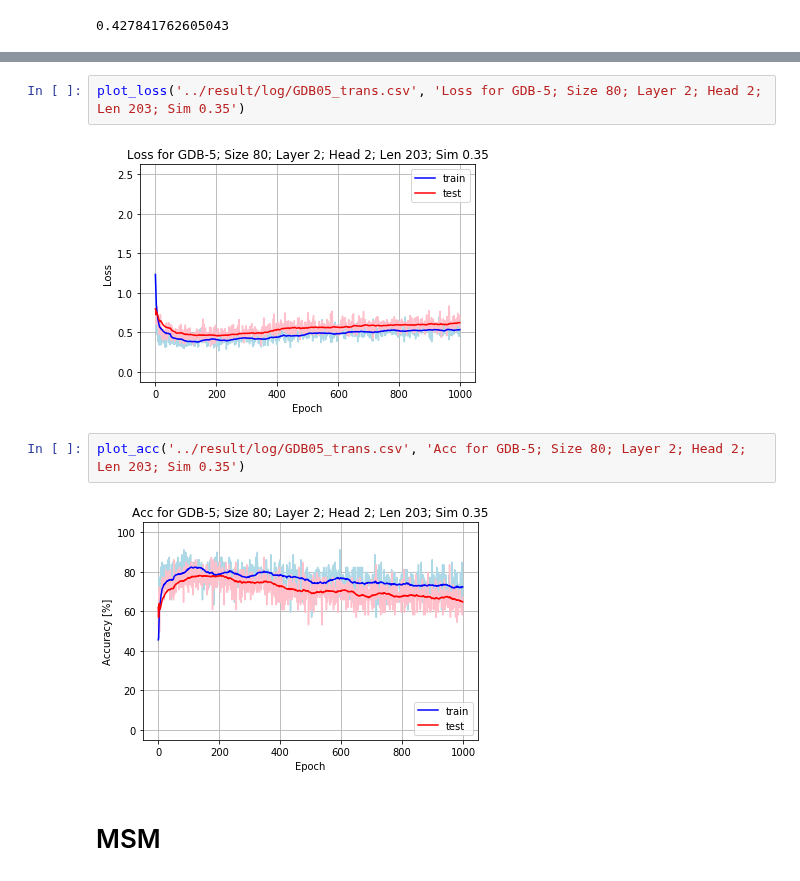
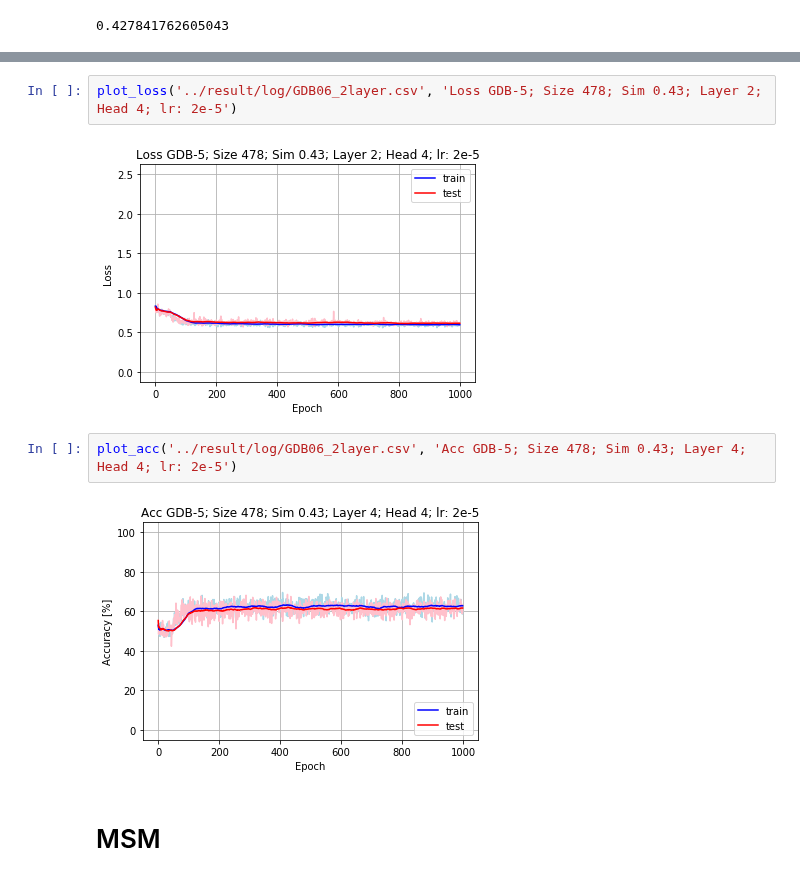
Before and after one commit to DSPsleeporg/smiles-transformer, a Jupyter notebook: smiles_transformer/Untitled.ipynb, the cells around one changed output, grey strips where cells are left out. Saved outputs shown, nothing was run; the diff lists cells and outputs as text.

```diff
--- a/smiles_transformer/Untitled.ipynb
+++ b/smiles_transformer/Untitled.ipynb
@@ -73,11 +81,11 @@ plot_acc('../result/log/GDB05.csv', 'Acc GDB-5; Size 80; Sim 0.35; Layer 4; Head
 # %%
-plot_loss('../result/log/GDB05_trans.csv', 'Loss for GDB-5; Size 80; Layer 2; Head 2; Len 203; Sim 0.35')
+plot_loss('../result/log/GDB06_2layer.csv', 'Loss GDB-5; Size 478; Sim 0.43; Layer 2; Head 4; lr: 2e-5')
 # %% [output]
-[figure, old version]
+[figure, new version]
 # %%
-plot_acc('../result/log/GDB05_trans.csv', 'Acc for GDB-5; Size 80; Layer 2; Head 2; Len 203; Sim 0.35')
+plot_acc('../result/log/GDB06_2layer.csv', 'Acc GDB-5; Size 478; Sim 0.43; Layer 4; Head 4; lr: 2e-5')
 # %% [output]
-[figure, old version]
+[figure, new version]
 # %% [markdown]
 # MSM
 # %%
```
Also changed, not shown: parts of 6 cells of this notebook, 4 other files.
